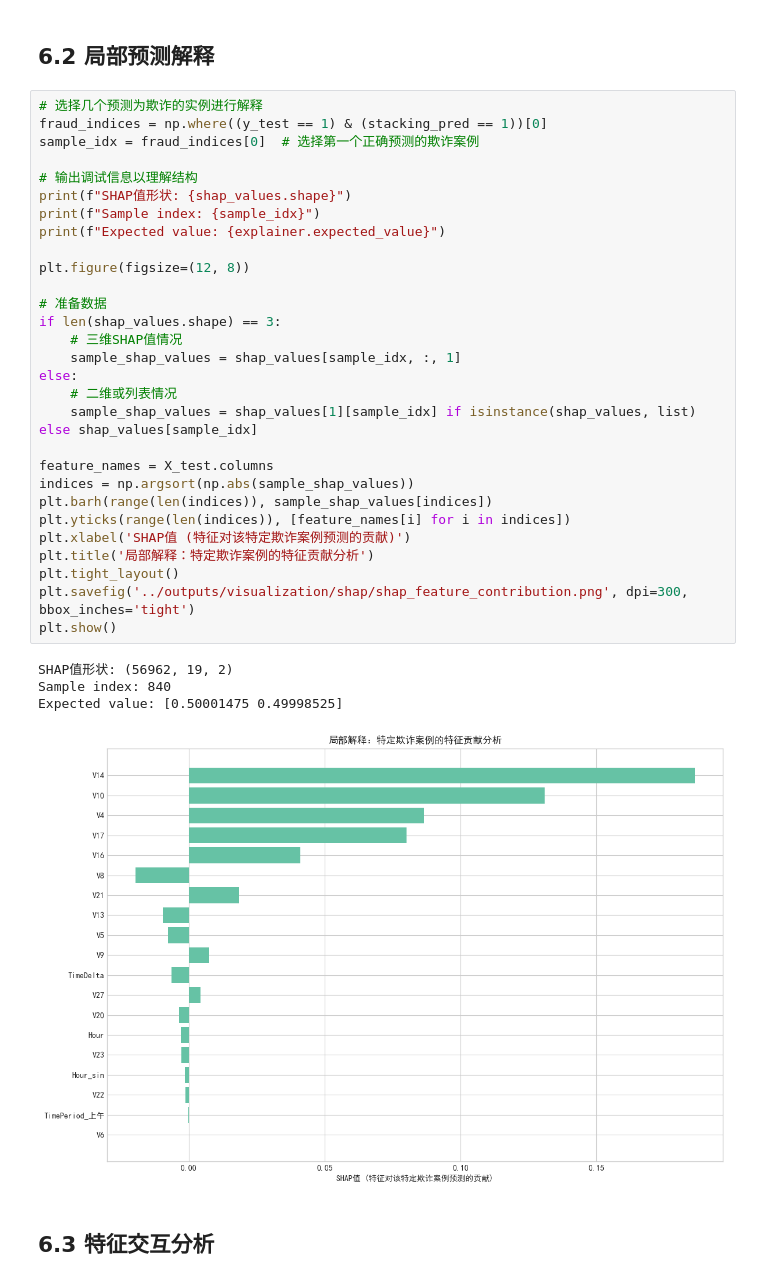
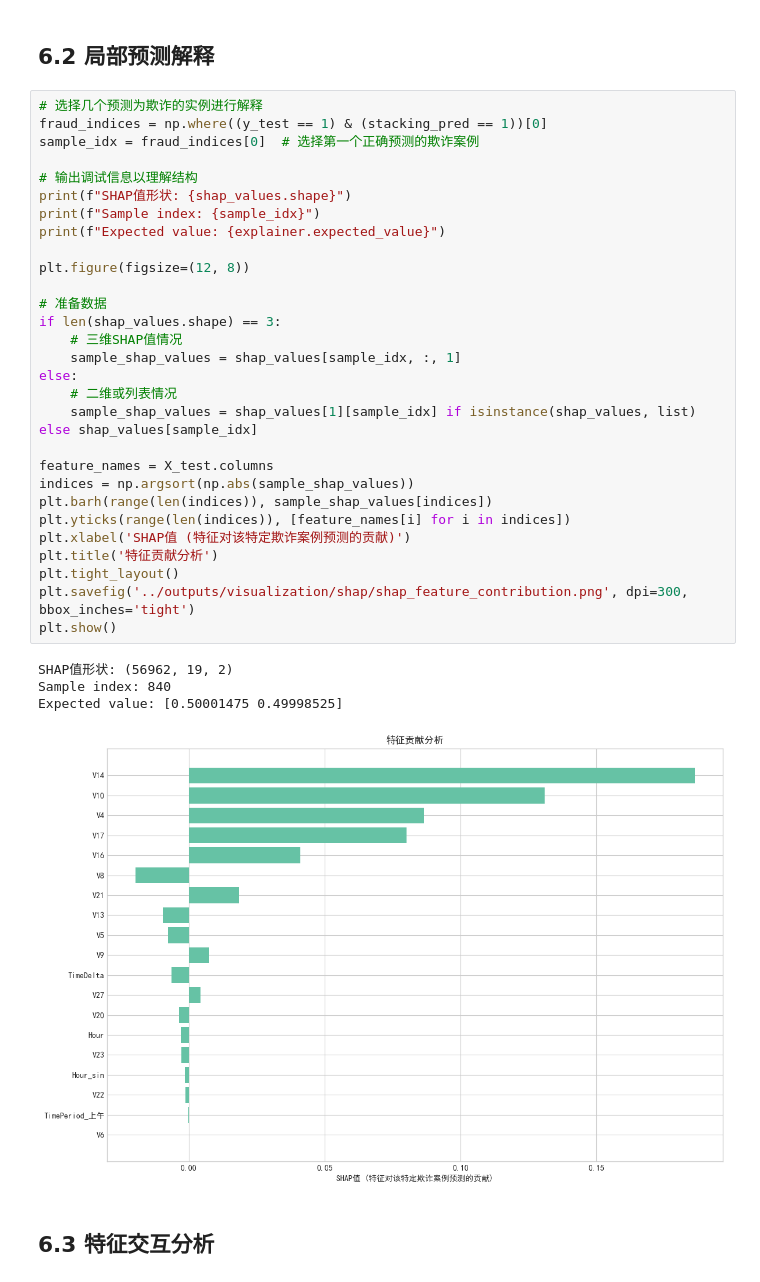
Before and after one commit to PinmogeJoshua/CreditCardFraudDetection, a Jupyter notebook: notebooks/stacking.ipynb, the cells around one changed output. Drawn from its saved outputs; the diff is of its cells as text.

```diff
--- a/notebooks/stacking.ipynb
+++ b/notebooks/stacking.ipynb
@@ -766,35 +766,35 @@ plt.show()
 fraud_indices = np.where((y_test == 1) & (stacking_pred == 1))[0]
 sample_idx = fraud_indices[0]  # 选择第一个正确预测的欺诈案例
 
 # 输出调试信息以理解结构
 print(f"SHAP值形状: {shap_values.shape}")
 print(f"Sample index: {sample_idx}")
 print(f"Expected value: {explainer.expected_value}")
 
 plt.figure(figsize=(12, 8))
 
 # 准备数据
 if len(shap_values.shape) == 3:
     # 三维SHAP值情况
     sample_shap_values = shap_values[sample_idx, :, 1]
 else:
     # 二维或列表情况
     sample_shap_values = shap_values[1][sample_idx] if isinstance(shap_values, list) else shap_values[sample_idx]
 
 feature_names = X_test.columns
 indices = np.argsort(np.abs(sample_shap_values))
 plt.barh(range(len(indices)), sample_shap_values[indices])
 plt.yticks(range(len(indices)), [feature_names[i] for i in indices])
 plt.xlabel('SHAP值 (特征对该特定欺诈案例预测的贡献)')
-plt.title('局部解释：特定欺诈案例的特征贡献分析')
+plt.title('特征贡献分析')
 plt.tight_layout()
 plt.savefig('../outputs/visualization/shap/shap_feature_contribution.png', dpi=300, bbox_inches='tight')
 plt.show()
 # %% [output]
 SHAP值形状: (56962, 19, 2)
 Sample index: 840
 Expected value: [0.50001475 0.49998525]
-[figure, old version]
+[figure, new version]
 # %% [markdown]
 ## 6.3 特征交互分析
 # %%
```
Also changed, not shown: parts of 1 cell of this notebook, 3 other files.
